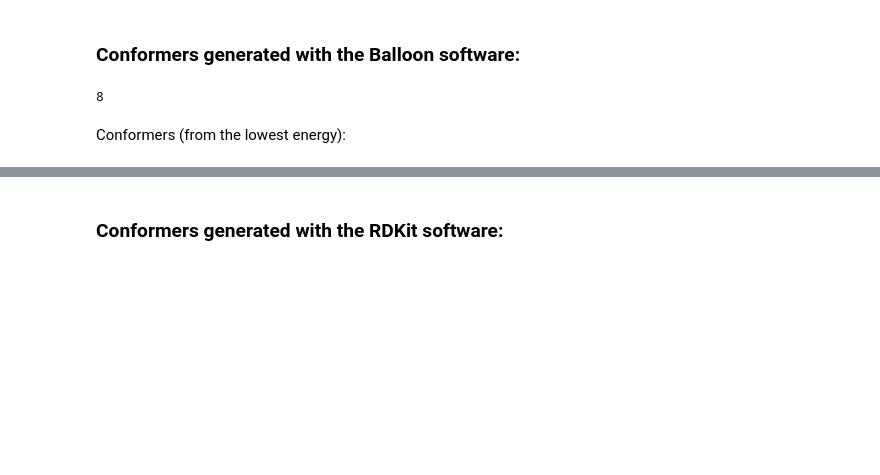
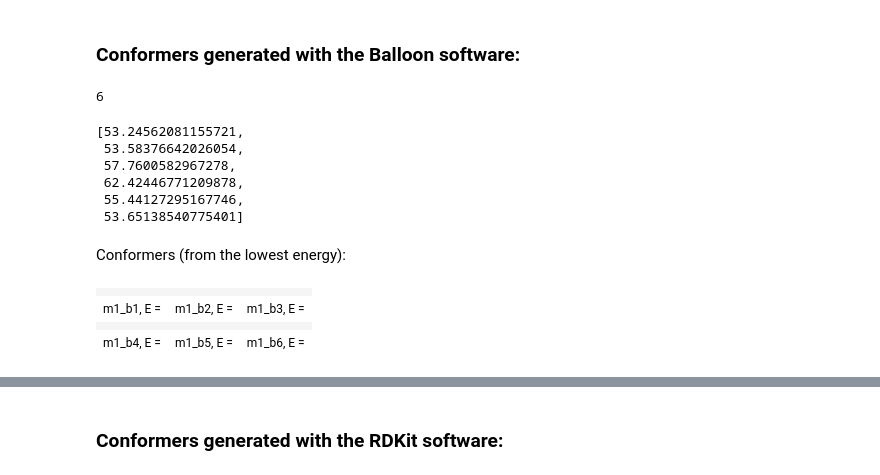
Before and after one commit to gosiao/test_notebooks, a Jupyter notebook: notes.ipynb, the cells around one changed output, grey strips where cells are left out. Drawn from its saved outputs; the diff is of its cells as text; code cells hidden in the pictures; blank space fills up the shorter version.

```diff
--- a/notes.ipynb
+++ b/notes.ipynb
@@ -42,9 +40,55 @@ p1.show()
 # %%
 inps = glob.glob('/home/gosia/work/work_on_gitlab/icho/calcs/m1/balloon/results_crystal/*.sdf')
 n = len(inps)
-print(n)
+n
 # %% [output]
-8
+6
+# %%
+# grep energies
+e_m1 = []
+for inp in inps:
+    with open(inp,'r') as f:
+        lines = f.readlines()
+        for i, line in enumerate(lines):
+            if "M  END" in line:
+                e_m1.append(float(lines[i+1]))
+e_m1
+# %% [output]
+[53.24562081155721,
+ 53.58376642026054,
+ 57.7600582967278,
+ 62.42446771209878,
+ 55.44127295167746,
+ 53.65138540775401]
 # %% [markdown]
 Conformers (from the lowest energy):
+# %%
+%%html
+<table>
+  <tr>
+    <td id="m1_b1" ></td>
+    <td id="m1_b2" ></td>
+    <td id="m1_b3" ></td>
+  </tr>
+  <tr>
+    <td> m1_b1, E = </td>
+    <td> m1_b2, E = </td>
+    <td> m1_b3, E = </td>
+  </tr>
+  <tr>
+    <td id="m1_b4" ></td>
+    <td id="m1_b5" ></td>
+    <td id="m1_b6" ></td>
+  </tr>
+  <tr>
+    <td> m1_b4, E = </td>
+    <td> m1_b5, E = </td>
+    <td> m1_b6, E = </td>
+  </tr>
+</table>
+# %% [output]
+|  |  |  |
+| m1_b1, E = | m1_b2, E = | m1_b3, E = |
+|  |  |  |
+| m1_b4, E = | m1_b5, E = | m1_b6, E = |
 # %%
```
Also changed, not shown: parts of 19 cells of this notebook.
